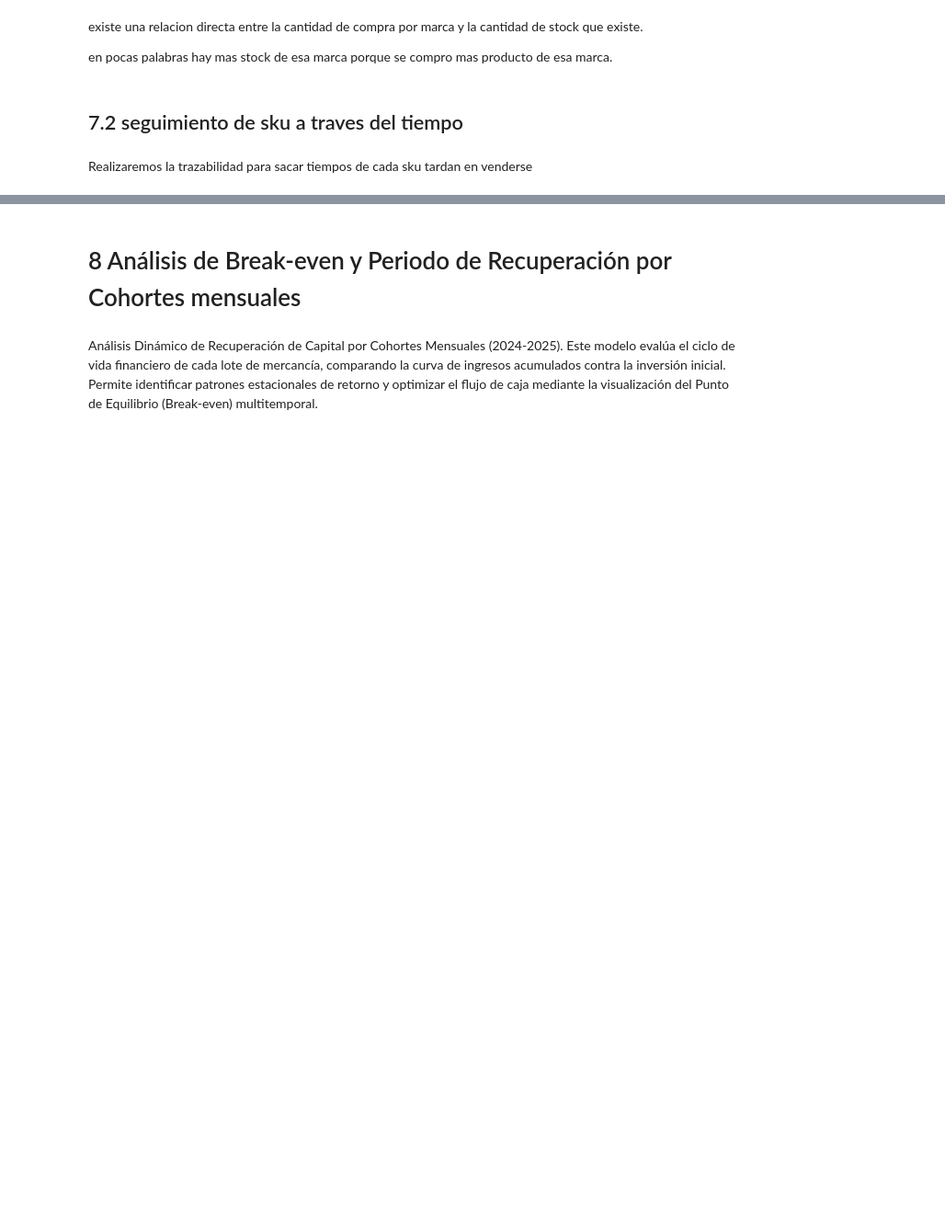
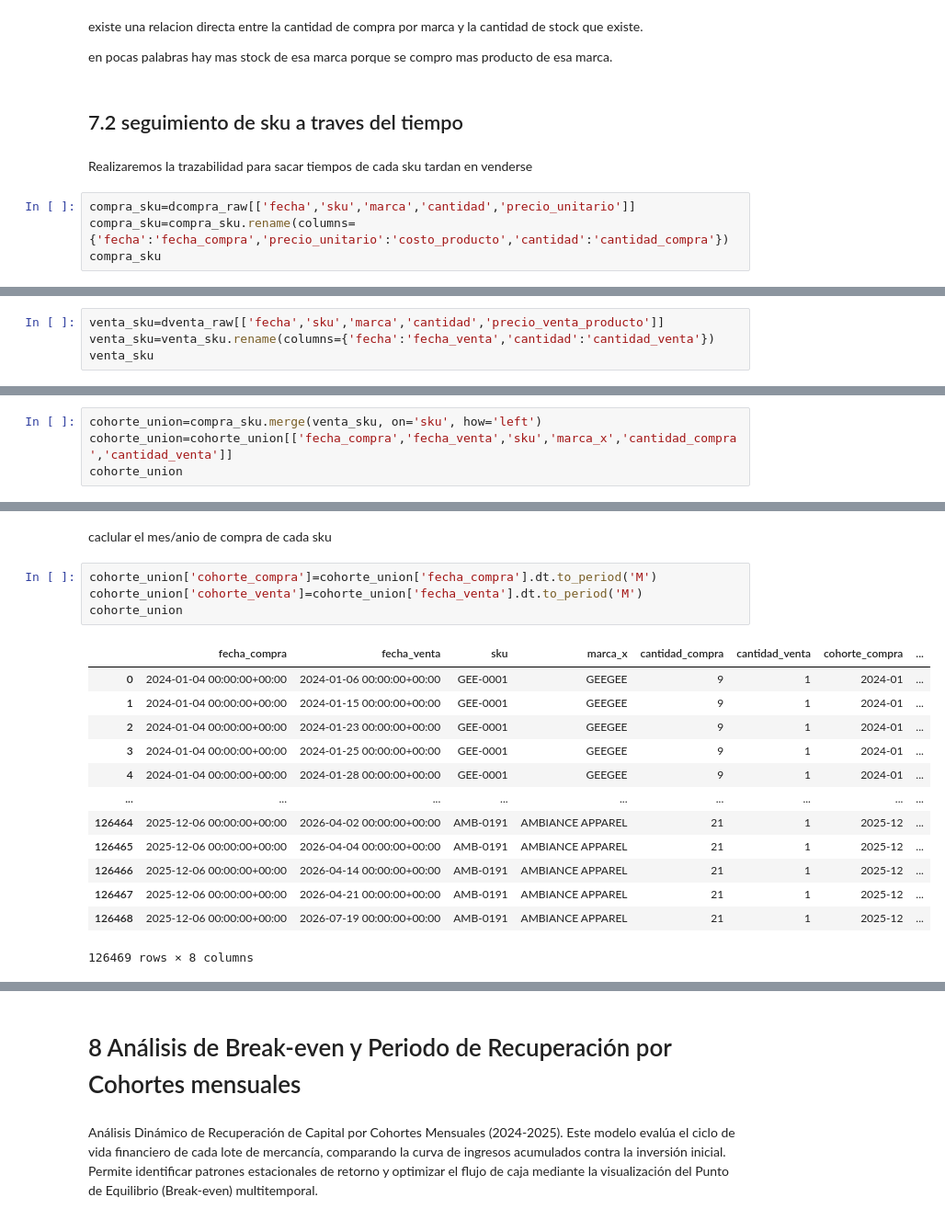
Before and after one commit to Adrian-estrada-chavez/clothing-sales-roi-analysis, a Jupyter notebook: notebooks/Clothing_sales_roi_analysis.ipynb, the cells around one changed output, grey strips where cells are left out. Shown at 92% size. Saved outputs shown, nothing was run; the diff lists cells and outputs as text; blank space fills up the shorter version.

```diff
--- a/notebooks/Clothing_sales_roi_analysis.ipynb
+++ b/notebooks/Clothing_sales_roi_analysis.ipynb
@@ -1082,3 +1098,7 @@ en pocas palabras hay mas stock de esa marca porque se compro mas producto de es
 ## 7.2 seguimiento de sku a traves del tiempo
 # %% [markdown]
 Realizaremos la trazabilidad para sacar tiempos de cada sku tardan en venderse
+# %%
+compra_sku=dcompra_raw[['fecha','sku','marca','cantidad','precio_unitario']]
+compra_sku=compra_sku.rename(columns={'fecha':'fecha_compra','precio_unitario':'costo_producto','cantidad':'cantidad_compra'})
+compra_sku
@@ -1084,0 +1119,4 @@ Realizaremos la trazabilidad para sacar tiempos de cada sku tardan en venderse
+# %%
+venta_sku=dventa_raw[['fecha','sku','marca','cantidad','precio_venta_producto']]
+venta_sku=venta_sku.rename(columns={'fecha':'fecha_venta','cantidad':'cantidad_venta'})
+venta_sku
@@ -1084,0 +1137,4 @@ Realizaremos la trazabilidad para sacar tiempos de cada sku tardan en venderse
+# %%
+cohorte_union=compra_sku.merge(venta_sku, on='sku', how='left')
+cohorte_union=cohorte_union[['fecha_compra','fecha_venta','sku','marca_x','cantidad_compra','cantidad_venta']]
+cohorte_union
@@ -1084,0 +1155,20 @@ Realizaremos la trazabilidad para sacar tiempos de cada sku tardan en venderse
+# %% [markdown]
+caclular el mes/anio de compra de cada sku
+# %%
+cohorte_union['cohorte_compra']=cohorte_union['fecha_compra'].dt.to_period('M')
+cohorte_union['cohorte_venta']=cohorte_union['fecha_venta'].dt.to_period('M')
+cohorte_union
+# %% [output]
+|  | fecha_compra | fecha_venta | sku | marca_x | cantidad_compra | cantidad_venta | cohorte_compra | ... |
+| 0 | 2024-01-04 00:00:00+00:00 | 2024-01-06 00:00:00+00:00 | GEE-0001 | GEEGEE | 9 | 1 | 2024-01 | ... |
+| 1 | 2024-01-04 00:00:00+00:00 | 2024-01-15 00:00:00+00:00 | GEE-0001 | GEEGEE | 9 | 1 | 2024-01 | ... |
+| 2 | 2024-01-04 00:00:00+00:00 | 2024-01-23 00:00:00+00:00 | GEE-0001 | GEEGEE | 9 | 1 | 2024-01 | ... |
+| 3 | 2024-01-04 00:00:00+00:00 | 2024-01-25 00:00:00+00:00 | GEE-0001 | GEEGEE | 9 | 1 | 2024-01 | ... |
+| 4 | 2024-01-04 00:00:00+00:00 | 2024-01-28 00:00:00+00:00 | GEE-0001 | GEEGEE | 9 | 1 | 2024-01 | ... |
+| ... | ... | ... | ... | ... | ... | ... | ... | ... |
+| 126464 | 2025-12-06 00:00:00+00:00 | 2026-04-02 00:00:00+00:00 | AMB-0191 | AMBIANCE APPAREL | 21 | 1 | 2025-12 | ... |
+| 126465 | 2025-12-06 00:00:00+00:00 | 2026-04-04 00:00:00+00:00 | AMB-0191 | AMBIANCE APPAREL | 21 | 1 | 2025-12 | ... |
+| 126466 | 2025-12-06 00:00:00+00:00 | 2026-04-14 00:00:00+00:00 | AMB-0191 | AMBIANCE APPAREL | 21 | 1 | 2025-12 | ... |
+| 126467 | 2025-12-06 00:00:00+00:00 | 2026-04-21 00:00:00+00:00 | AMB-0191 | AMBIANCE APPAREL | 21 | 1 | 2025-12 | ... |
+| 126468 | 2025-12-06 00:00:00+00:00 | 2026-07-19 00:00:00+00:00 | AMB-0191 | AMBIANCE APPAREL | 21 | 1 | 2025-12 | ... |
+126469 rows × 8 columns
```
Also changed, not shown: parts of 8 cells of this notebook.
